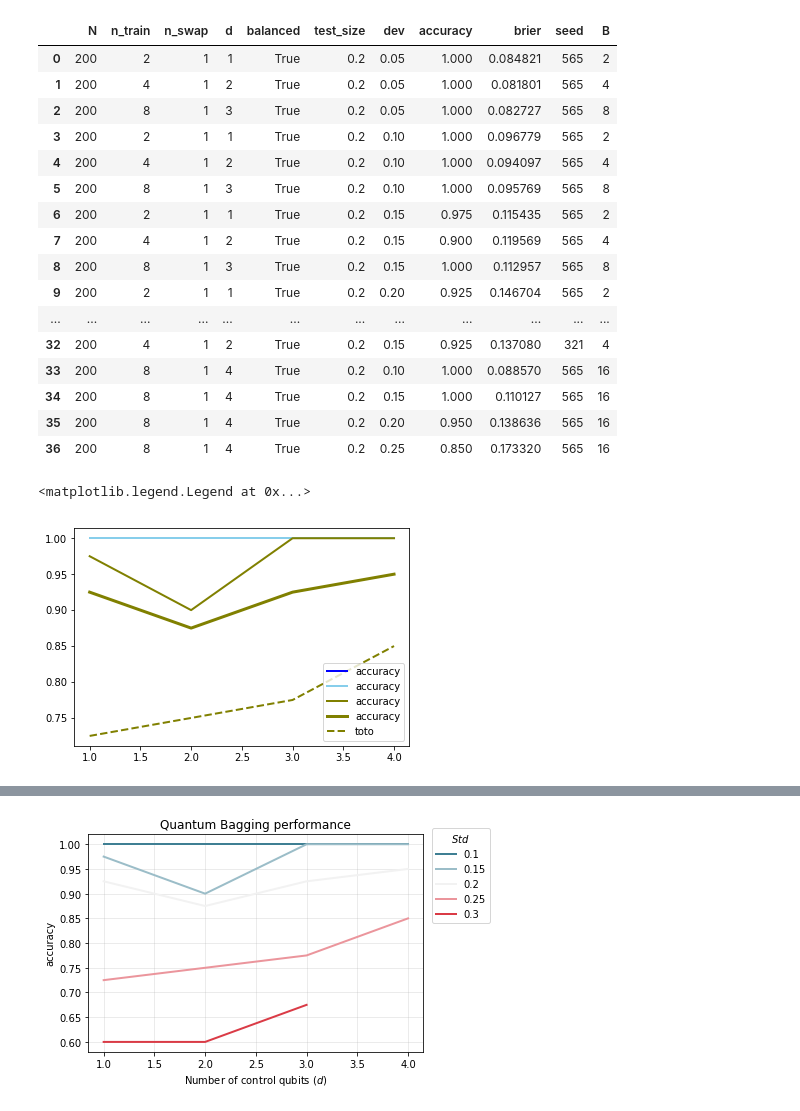
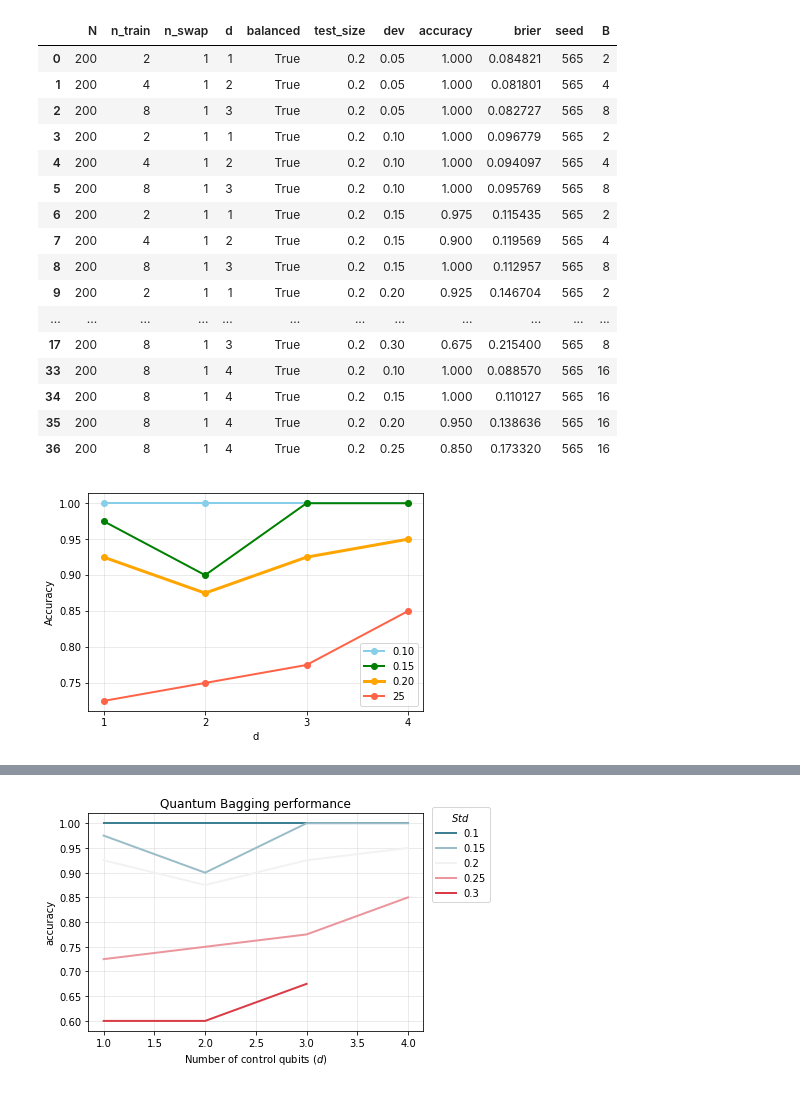
Before and after one commit to amacaluso/Quantum-Ensemble-for-Classification, a Jupyter notebook: notebooks/viz_results.ipynb, the cells around one changed output, grey strips where cells are left out. Drawn from its saved outputs; the diff is of its cells as text; code cells hidden in the pictures.

```diff
--- a/notebooks/viz_results.ipynb
+++ b/notebooks/viz_results.ipynb
@@ -9,7 +9,7 @@ data = pd.read_csv('output/results_ensemble.csv',
                    names = ['N', 'n_train', 'n_swap', 'd', 'balanced',
                             'test_size', 'dev', 'accuracy', 'brier', 'seed'])
 data['B'] = 2**data.d
-#data = data[data.seed==565]
+data = data[data.seed==565]
 data
 # %% [output]
 |  | N | n_train | n_swap | d | balanced | test_size | dev | accuracy | brier | seed | B |
@@ -24,7 +24,7 @@ data
 | 8 | 200 | 8 | 1 | 3 | True | 0.2 | 0.15 | 1.000 | 0.112957 | 565 | 8 |
 | 9 | 200 | 2 | 1 | 1 | True | 0.2 | 0.20 | 0.925 | 0.146704 | 565 | 2 |
 | ... | ... | ... | ... | ... | ... | ... | ... | ... | ... | ... | ... |
-| 32 | 200 | 4 | 1 | 2 | True | 0.2 | 0.15 | 0.925 | 0.137080 | 321 | 4 |
+| 17 | 200 | 8 | 1 | 3 | True | 0.2 | 0.30 | 0.675 | 0.215400 | 565 | 8 |
 | 33 | 200 | 8 | 1 | 4 | True | 0.2 | 0.10 | 1.000 | 0.088570 | 565 | 16 |
 | 34 | 200 | 8 | 1 | 4 | True | 0.2 | 0.15 | 1.000 | 0.110127 | 565 | 16 |
 | 35 | 200 | 8 | 1 | 4 | True | 0.2 | 0.20 | 0.950 | 0.138636 | 565 | 16 |
@@ -34,12 +34,15 @@ d = data.d.unique()
 B = data.B.unique()
 std = [.05,.1, 15,.2, .25, .30]
 # %%
-plt.plot(data.loc[data.dev==.05, 'd'], data.loc[data.dev==.05, 'accuracy'], color='blue',  linewidth=2)
-plt.plot(data.loc[data.dev==.1, 'd'], data.loc[data.dev==.1, 'accuracy'], color='skyblue',  linewidth=2)
-plt.plot(data.loc[data.dev==.15, 'd'], data.loc[data.dev==.15, 'accuracy'], color='olive', linewidth=2)
-plt.plot(data.loc[data.dev==.2, 'd'], data.loc[data.dev==.2, 'accuracy'], color='olive', linewidth=3)
-plt.plot(data.loc[data.dev==.25, 'd'], data.loc[data.dev==.25, 'accuracy'], color='olive', linewidth=2, linestyle='dashed', label="toto")
+plt.plot(data.loc[data.dev==.1, 'd'], data.loc[data.dev==.1, 'accuracy'], color='skyblue',  linewidth=2, marker='o', label='0.10')
+plt.plot(data.loc[data.dev==.15, 'd'], data.loc[data.dev==.15, 'accuracy'], color='green', linewidth=2, marker='o', label='0.15')
+plt.plot(data.loc[data.dev==.2, 'd'], data.loc[data.dev==.2, 'accuracy'], color='orange', linewidth=3, marker='o', label='0.20')
+plt.plot(data.loc[data.dev==.25, 'd'], data.loc[data.dev==.25, 'accuracy'], color='tomato', linewidth=2, marker='o',label="25")
 plt.legend()
+plt.ylabel('Accuracy')
+plt.xlabel('d')
+plt.xticks([1,2,3,4])
+plt.grid(alpha=.3)
+plt.savefig('output/accuracy.png', dpi=300)
 # %% [output]
-<matplotlib.legend.Legend at 0x...>
-[figure, old version]
+[figure, new version]
```
Also changed, not shown: parts of 1 cell of this notebook, 2 other files.
